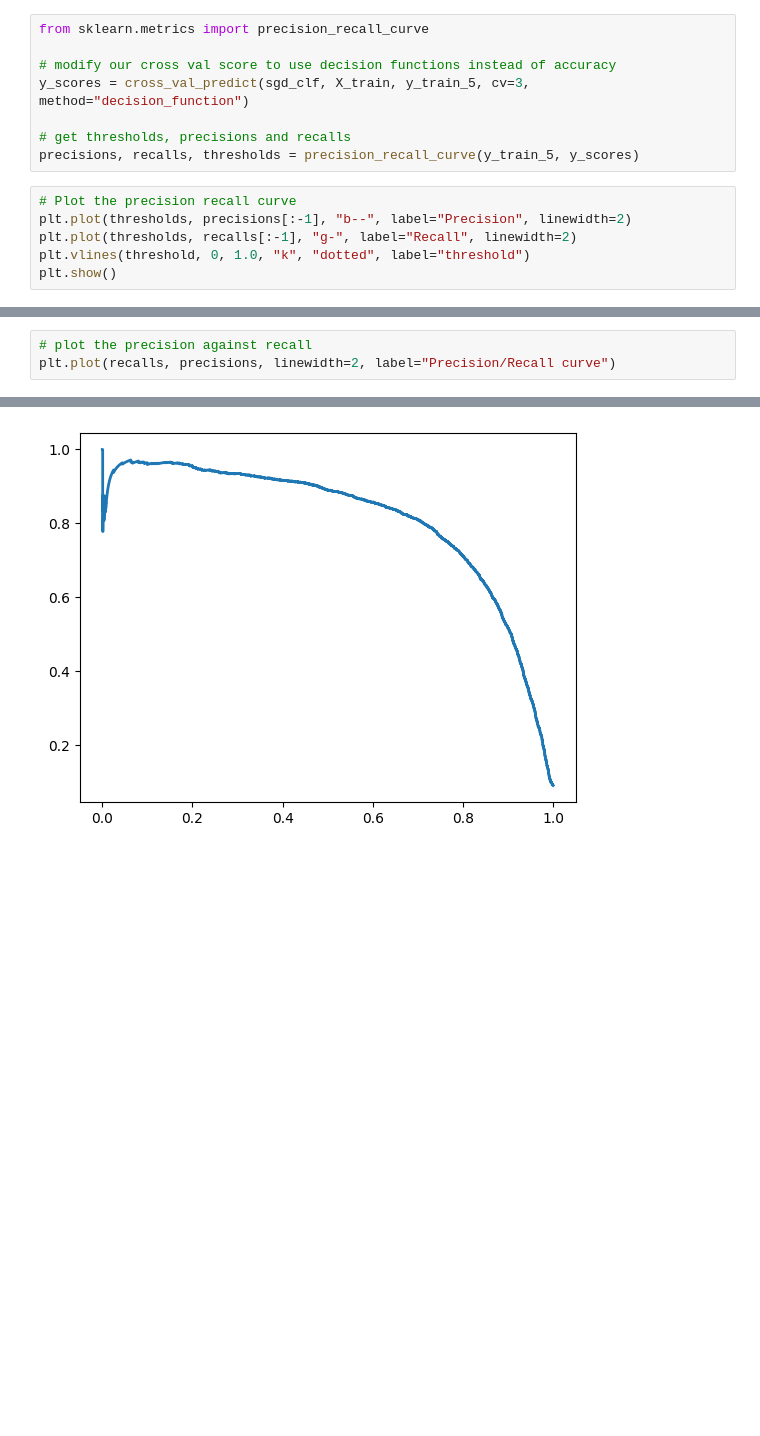
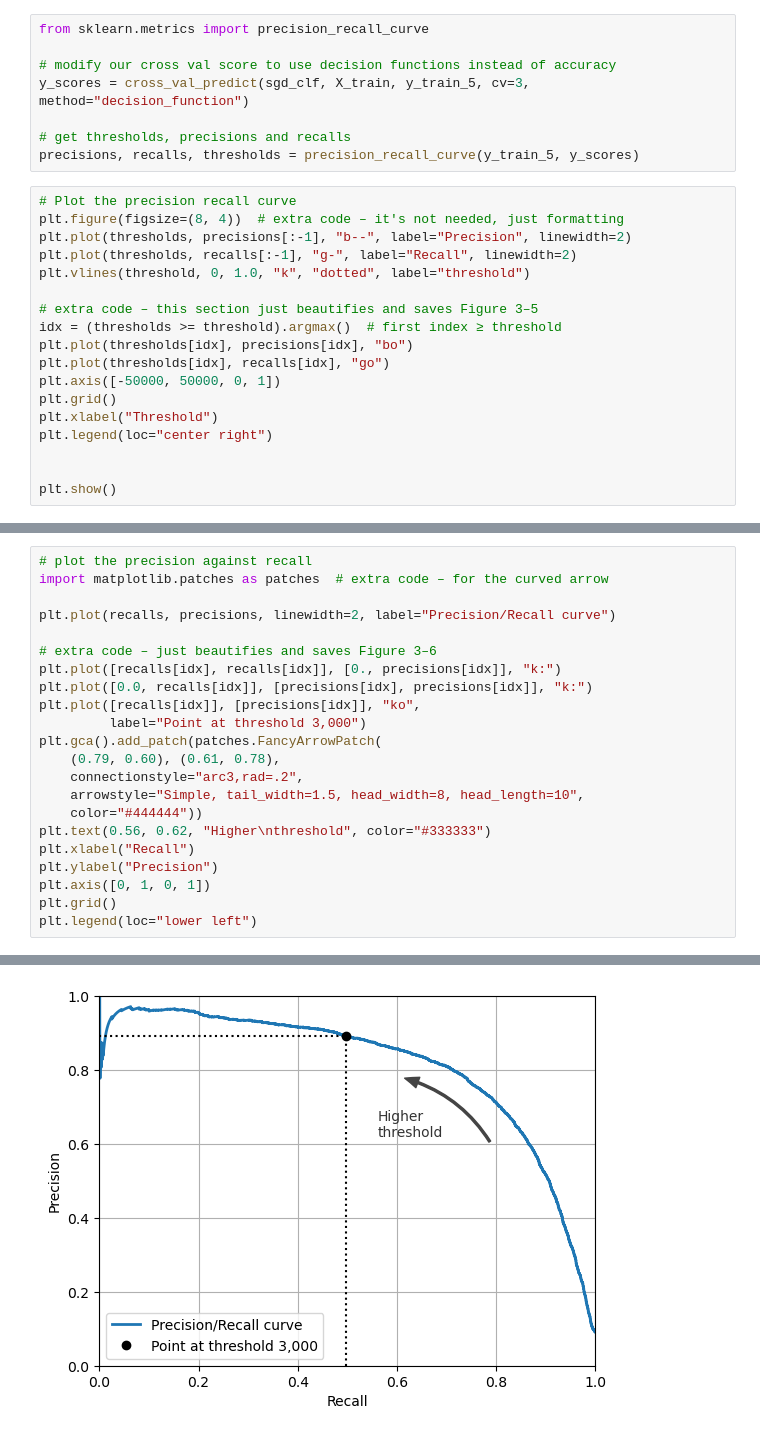
Before and after one commit to silvanoross/Classic_Image_Classifier, a Jupyter notebook: image_classifier.ipynb, the cells around one changed output, grey strips where cells are left out. Cells and saved outputs as stored; diff of their text form; blank space fills up the shorter version.

```diff
--- a/image_classifier.ipynb
+++ b/image_classifier.ipynb
@@ -177,8 +177,20 @@ y_scores = cross_val_predict(sgd_clf, X_train, y_train_5, cv=3, method="decision
 precisions, recalls, thresholds = precision_recall_curve(y_train_5, y_scores)
 # %%
 # Plot the precision recall curve
+plt.figure(figsize=(8, 4))  # extra code – it's not needed, just formatting
 plt.plot(thresholds, precisions[:-1], "b--", label="Precision", linewidth=2)
 plt.plot(thresholds, recalls[:-1], "g-", label="Recall", linewidth=2)
 plt.vlines(threshold, 0, 1.0, "k", "dotted", label="threshold")
+
+# extra code – this section just beautifies and saves Figure 3–5
+idx = (thresholds >= threshold).argmax()  # first index ≥ threshold
+plt.plot(thresholds[idx], precisions[idx], "bo")
+plt.plot(thresholds[idx], recalls[idx], "go")
+plt.axis([-50000, 50000, 0, 1])
+plt.grid()
+plt.xlabel("Threshold")
+plt.legend(loc="center right")
+
+
 plt.show()
 # %% [output]
@@ -186,4 +198,23 @@ plt.show()
 # %%
 # plot the precision against recall
+import matplotlib.patches as patches  # extra code – for the curved arrow
+
 plt.plot(recalls, precisions, linewidth=2, label="Precision/Recall curve")
+
+# extra code – just beautifies and saves Figure 3–6
+plt.plot([recalls[idx], recalls[idx]], [0., precisions[idx]], "k:")
+plt.plot([0.0, recalls[idx]], [precisions[idx], precisions[idx]], "k:")
+plt.plot([recalls[idx]], [precisions[idx]], "ko",
+         label="Point at threshold 3,000")
+plt.gca().add_patch(patches.FancyArrowPatch(
+    (0.79, 0.60), (0.61, 0.78),
+    connectionstyle="arc3,rad=.2",
+    arrowstyle="Simple, tail_width=1.5, head_width=8, head_length=10",
+    color="#444444"))
+plt.text(0.56, 0.62, "Higher\nthreshold", color="#333333")
+plt.xlabel("Recall")
+plt.ylabel("Precision")
+plt.axis([0, 1, 0, 1])
+plt.grid()
+plt.legend(loc="lower left")
 # %% [output]
@@ -191 +222 @@ plt.plot(recalls, precisions, linewidth=2, label="Precision/Recall curve")
-[figure, old version]
+[figure, new version]
```
Also changed, not shown: parts of 14 cells of this notebook, 1 other file.
